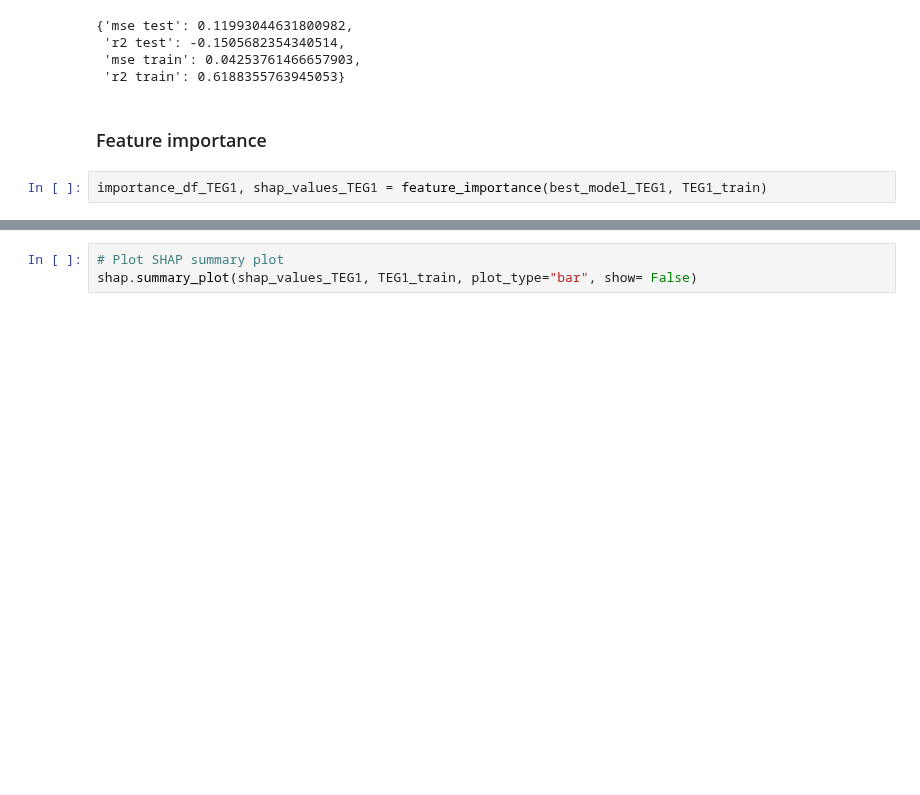
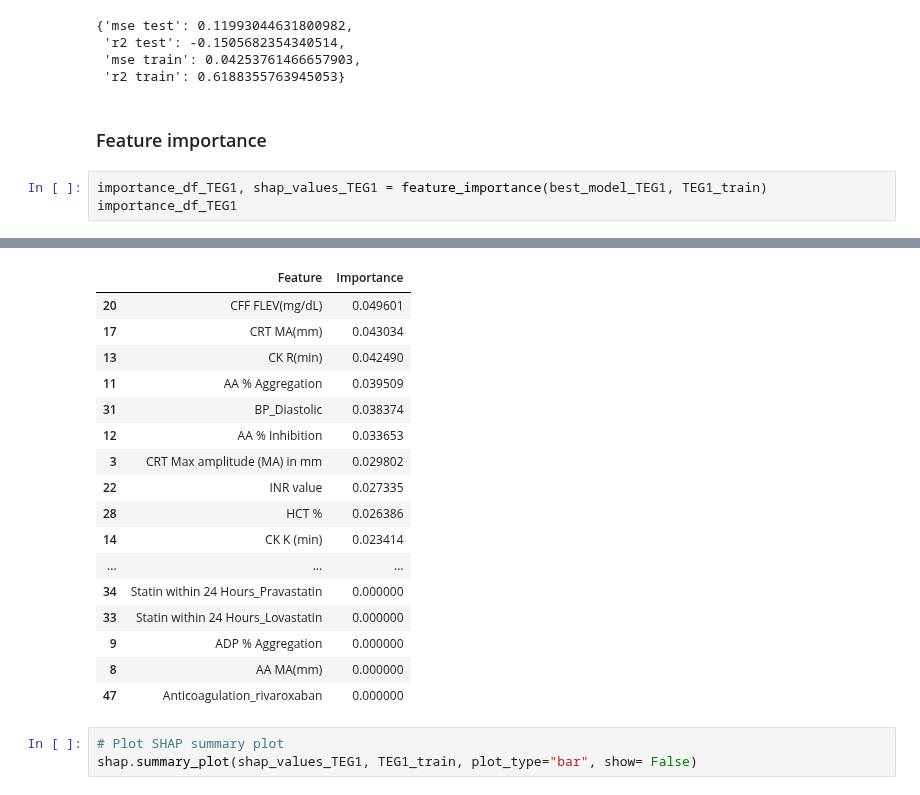
Before and after one commit to kstack21/CapstoneC2023, a Jupyter notebook: steps.ipynb, the cells around one changed output, grey strips where cells are left out. Cells and saved outputs as stored; diff of their text form; blank space fills up the shorter version.

```diff
--- a/steps.ipynb
+++ b/steps.ipynb
@@ -1249,4 +1264,5 @@ TEG1_score
 ### Feature importance
 # %%
 importance_df_TEG1, shap_values_TEG1 = feature_importance(best_model_TEG1, TEG1_train)
+importance_df_TEG1
 # %% [output]
@@ -1254,15 +1270,32 @@ importance_df_TEG1, shap_values_TEG1 = feature_importance(best_model_TEG1, TEG1_
 
 
 is_sparse is deprecated and will be removed in a future version. Check `isinstance(dtype, pd.SparseDtype)` instead.
 
 
 is_categorical_dtype is deprecated and will be removed in a future version. Use isinstance(dtype, CategoricalDtype) instead
 
 
 is_categorical_dtype is deprecated and will be removed in a future version. Use isinstance(dtype, CategoricalDtype) instead
 
 
 is_categorical_dtype is deprecated and will be removed in a future version. Use isinstance(dtype, CategoricalDtype) instead
+|  | Feature | Importance |
+| 20 | CFF FLEV(mg/dL) | 0.049601 |
+| 17 | CRT MA(mm) | 0.043034 |
+| 13 | CK R(min) | 0.042490 |
+| 11 | AA % Aggregation | 0.039509 |
+| 31 | BP_Diastolic | 0.038374 |
+| 12 | AA % Inhibition | 0.033653 |
+| 3 | CRT Max amplitude (MA) in mm | 0.029802 |
+| 22 | INR value | 0.027335 |
+| 28 | HCT % | 0.026386 |
+| 14 | CK K (min) | 0.023414 |
+| ... | ... | ... |
+| 34 | Statin within 24 Hours_Pravastatin | 0.000000 |
+| 33 | Statin within 24 Hours_Lovastatin | 0.000000 |
+| 9 | ADP % Aggregation | 0.000000 |
+| 8 | AA MA(mm) | 0.000000 |
+| 47 | Anticoagulation_rivaroxaban | 0.000000 |
 # %%
 # Plot SHAP summary plot
 shap.summary_plot(shap_values_TEG1, TEG1_train, plot_type="bar", show= False)
```
Also changed, not shown: parts of 13 cells of this notebook, 5 other files.
